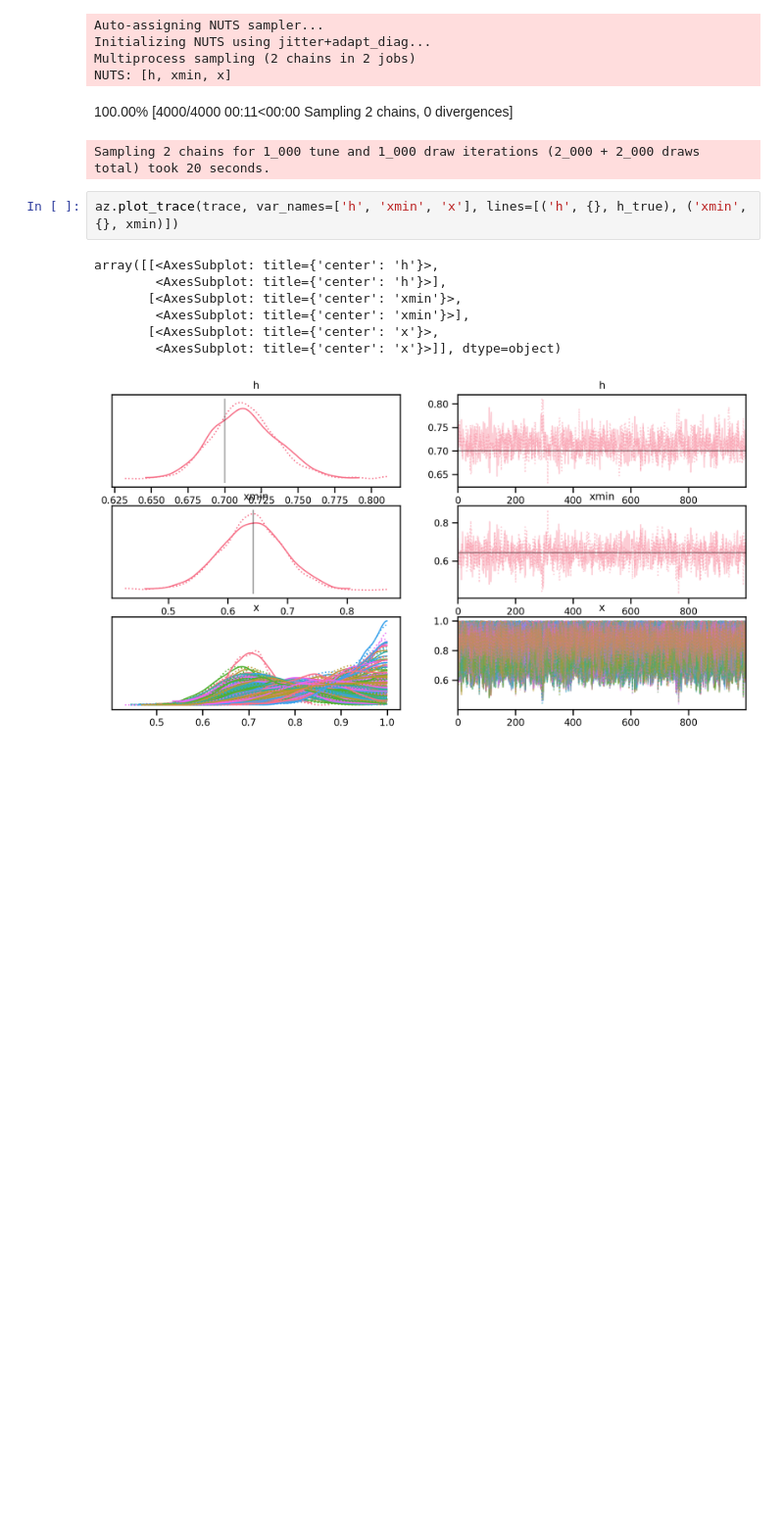
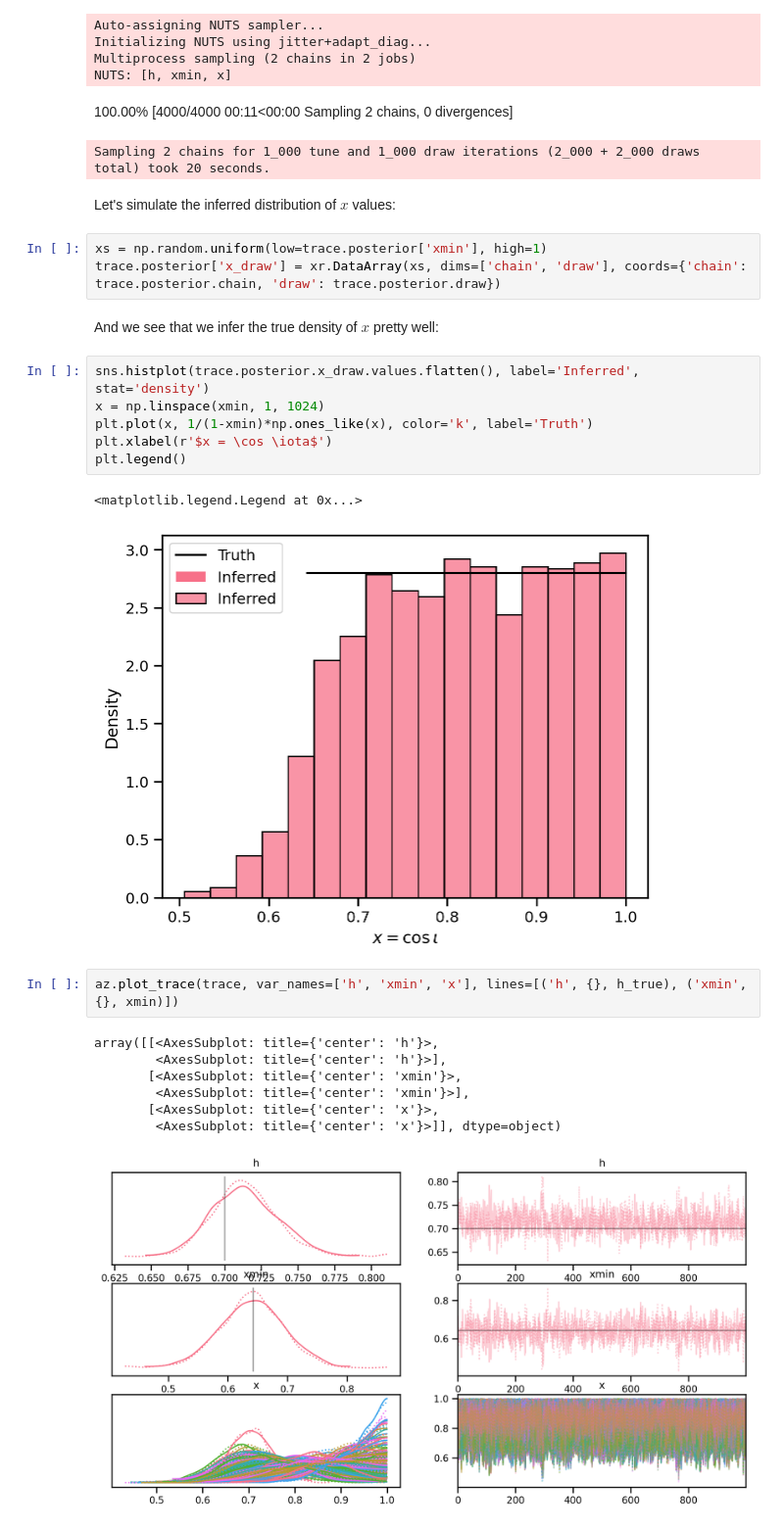
Before and after one commit to farr/BrightSirenInclinationSystematics, a Jupyter notebook: Example.ipynb, the cells around one changed output. Shown at 98% size. Cells and saved outputs as stored; diff of their text form; blank space fills up the shorter version.

Commit message:
Show inferred xmin distribution, proper h inference, xmin inference.

```diff
--- a/Example.ipynb
+++ b/Example.ipynb
@@ -96,6 +97,22 @@ Multiprocess sampling (2 chains in 2 jobs)
 NUTS: [h, xmin, x]
 100.00% [4000/4000 00:11<00:00 Sampling 2 chains, 0 divergences]
 Sampling 2 chains for 1_000 tune and 1_000 draw iterations (2_000 + 2_000 draws total) took 20 seconds.
+# %% [markdown]
+Let's simulate the inferred distribution of $x$ values:
+# %%
+xs = np.random.uniform(low=trace.posterior['xmin'], high=1)
+trace.posterior['x_draw'] = xr.DataArray(xs, dims=['chain', 'draw'], coords={'chain': trace.posterior.chain, 'draw': trace.posterior.draw})
+# %% [markdown]
+And we see that we infer the true density of $x$ pretty well:
+# %%
+sns.histplot(trace.posterior.x_draw.values.flatten(), label='Inferred', stat='density')
+x = np.linspace(xmin, 1, 1024)
+plt.plot(x, 1/(1-xmin)*np.ones_like(x), color='k', label='Truth')
+plt.xlabel(r'$x = \cos \iota$')
+plt.legend()
+# %% [output]
+<matplotlib.legend.Legend at 0x...>
+[figure, added]
 # %%
 az.plot_trace(trace, var_names=['h', 'xmin', 'x'], lines=[('h', {}, h_true), ('xmin', {}, xmin)])
 # %% [output]
```
Also changed, not shown: parts of 3 cells of this notebook.
